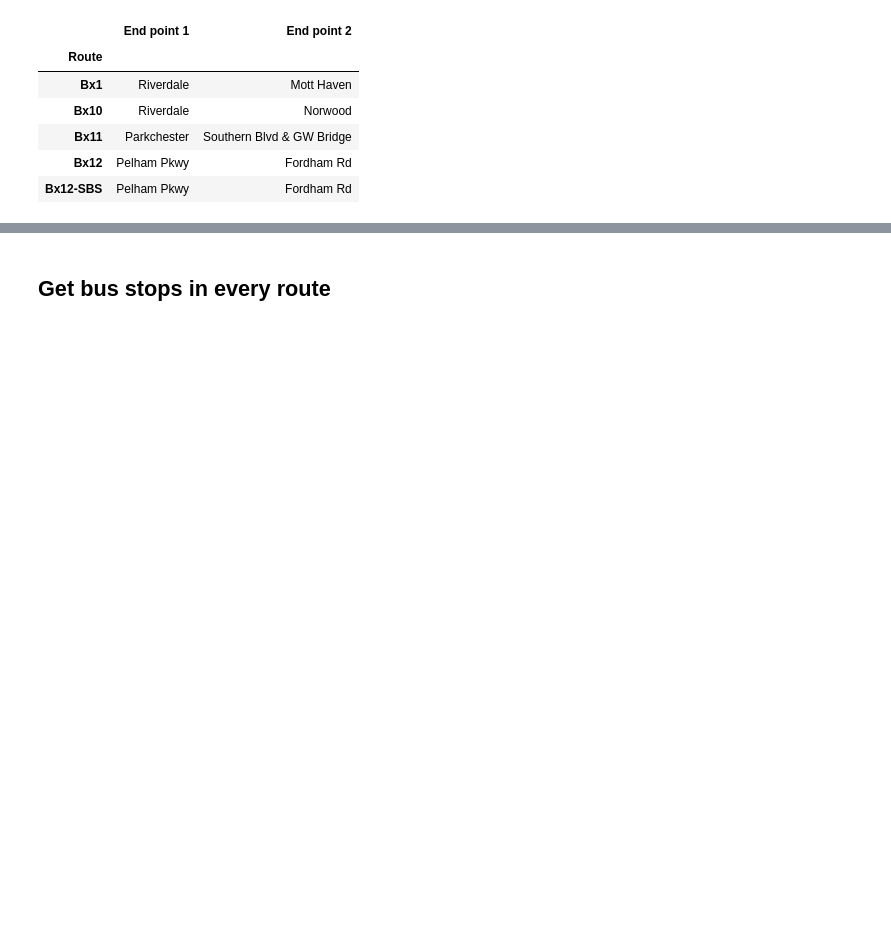
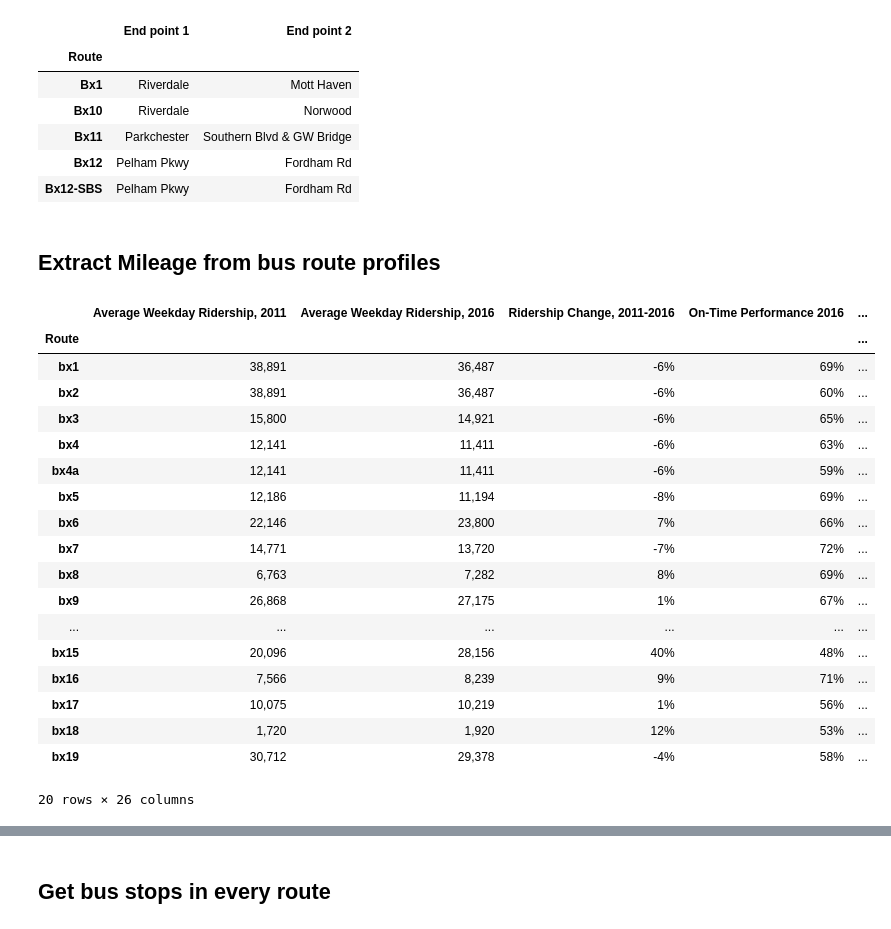
Before and after one commit to luizvalle/electricBusNewYork, a Jupyter notebook: src/Routes and Mileage Analysis.ipynb, the cells around one changed output, grey strips where cells are left out. Cells and saved outputs as stored; diff of their text form; code cells hidden in the pictures; blank space fills up the shorter version.

```diff
--- a/src/Routes and Mileage Analysis.ipynb
+++ b/src/Routes and Mileage Analysis.ipynb
@@ -40,3 +40,30 @@ routes_df.head()
 | Bx11 | Parkchester | Southern Blvd & GW Bridge |
 | Bx12 | Pelham Pkwy | Fordham Rd |
 | Bx12-SBS | Pelham Pkwy | Fordham Rd |
+# %% [markdown]
+## Extract Mileage from bus route profiles
+# %%
+profiles_df = pd.read_csv("mta_bus_data/bus_route_profiles.csv")
+profiles_df.set_index("Route", inplace=True)
+profiles_df.index = profiles_df.index.str.replace(" SBS", "-SBS").str.lower().str.rstrip("*")
+profiles_df.head(20)
+# %% [output]
+|  | Average Weekday Ridership, 2011 | Average Weekday Ridership, 2016 | Ridership Change, 2011-2016 | On-Time Performance 2016 | ... |
+| Route |  |  |  |  | ... |
+| bx1 | 38,891 | 36,487 | -6% | 69% | ... |
+| bx2 | 38,891 | 36,487 | -6% | 60% | ... |
+| bx3 | 15,800 | 14,921 | -6% | 65% | ... |
+| bx4 | 12,141 | 11,411 | -6% | 63% | ... |
+| bx4a | 12,141 | 11,411 | -6% | 59% | ... |
+| bx5 | 12,186 | 11,194 | -8% | 69% | ... |
+| bx6 | 22,146 | 23,800 | 7% | 66% | ... |
+| bx7 | 14,771 | 13,720 | -7% | 72% | ... |
+| bx8 | 6,763 | 7,282 | 8% | 69% | ... |
+| bx9 | 26,868 | 27,175 | 1% | 67% | ... |
+| ... | ... | ... | ... | ... | ... |
+| bx15 | 20,096 | 28,156 | 40% | 48% | ... |
+| bx16 | 7,566 | 8,239 | 9% | 71% | ... |
+| bx17 | 10,075 | 10,219 | 1% | 56% | ... |
+| bx18 | 1,720 | 1,920 | 12% | 53% | ... |
+| bx19 | 30,712 | 29,378 | -4% | 58% | ... |
+20 rows × 26 columns
```
Also changed, not shown: parts of 3 cells of this notebook, 4 other files.
